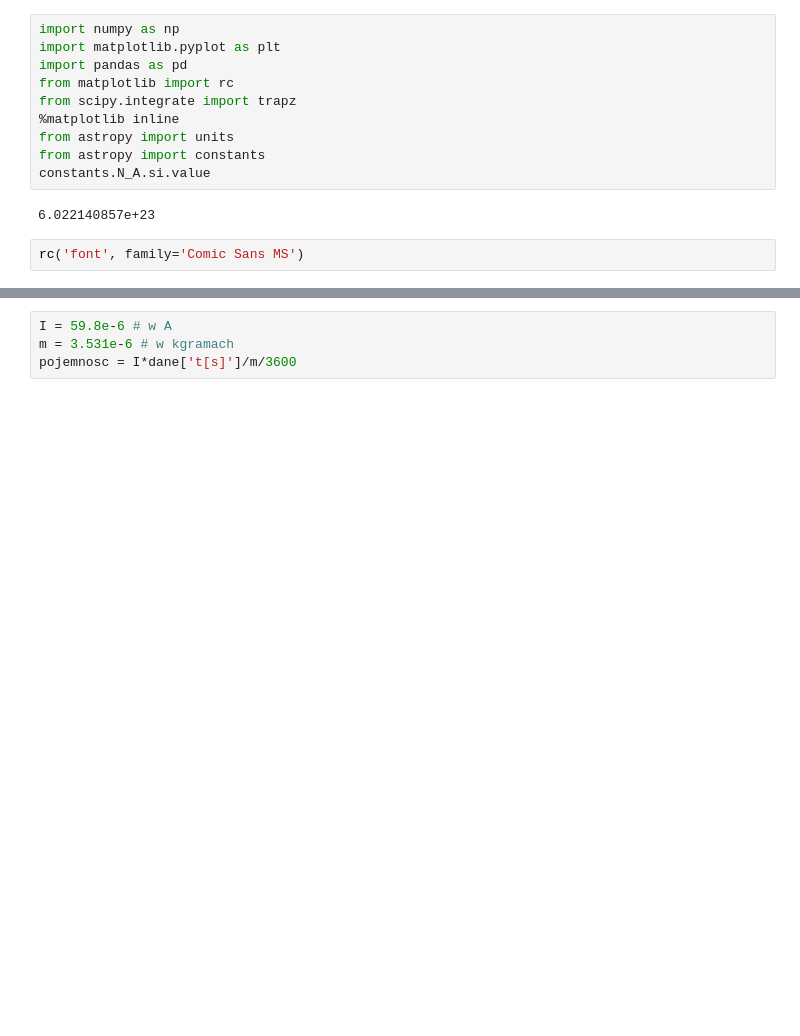
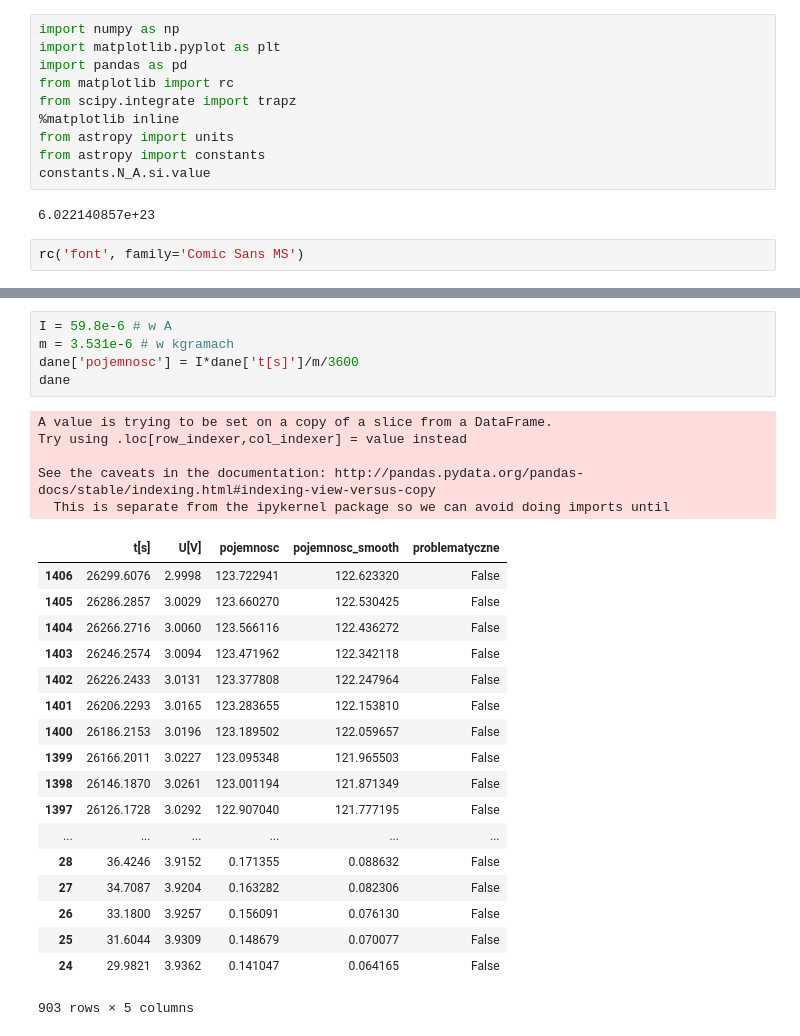
Before and after one commit to MarikinPaulina/WDFCS, a Jupyter notebook: Projekt/Lion.ipynb, the cells around one changed output, grey strips where cells are left out. Drawn from its saved outputs; the diff is of its cells as text; blank space fills up the shorter version.

```diff
--- a/Projekt/Lion.ipynb
+++ b/Projekt/Lion.ipynb
@@ -38,4 +38,29 @@ dane
 # %%
 I = 59.8e-6 # w A
 m = 3.531e-6 # w kgramach
-pojemnosc = I*dane['t[s]']/m/3600
+dane['pojemnosc'] = I*dane['t[s]']/m/3600
+dane
+# %% [output]
+A value is trying to be set on a copy of a slice from a DataFrame.
+Try using .loc[row_indexer,col_indexer] = value instead
+
+See the caveats in the documentation: http://pandas.pydata.org/pandas-docs/stable/indexing.html#indexing-view-versus-copy
+  This is separate from the ipykernel package so we can avoid doing imports until
+|  | t[s] | U[V] | pojemnosc | pojemnosc_smooth | problematyczne |
+| 1406 | 26299.6076 | 2.9998 | 123.722941 | 122.623320 | False |
+| 1405 | 26286.2857 | 3.0029 | 123.660270 | 122.530425 | False |
+| 1404 | 26266.2716 | 3.0060 | 123.566116 | 122.436272 | False |
+| 1403 | 26246.2574 | 3.0094 | 123.471962 | 122.342118 | False |
+| 1402 | 26226.2433 | 3.0131 | 123.377808 | 122.247964 | False |
+| 1401 | 26206.2293 | 3.0165 | 123.283655 | 122.153810 | False |
+| 1400 | 26186.2153 | 3.0196 | 123.189502 | 122.059657 | False |
+| 1399 | 26166.2011 | 3.0227 | 123.095348 | 121.965503 | False |
+| 1398 | 26146.1870 | 3.0261 | 123.001194 | 121.871349 | False |
+| 1397 | 26126.1728 | 3.0292 | 122.907040 | 121.777195 | False |
+| ... | ... | ... | ... | ... | ... |
+| 28 | 36.4246 | 3.9152 | 0.171355 | 0.088632 | False |
+| 27 | 34.7087 | 3.9204 | 0.163282 | 0.082306 | False |
+| 26 | 33.1800 | 3.9257 | 0.156091 | 0.076130 | False |
+| 25 | 31.6044 | 3.9309 | 0.148679 | 0.070077 | False |
+| 24 | 29.9821 | 3.9362 | 0.141047 | 0.064165 | False |
+903 rows × 5 columns
```
Also changed, not shown: parts of 10 cells of this notebook, 6 other files.
